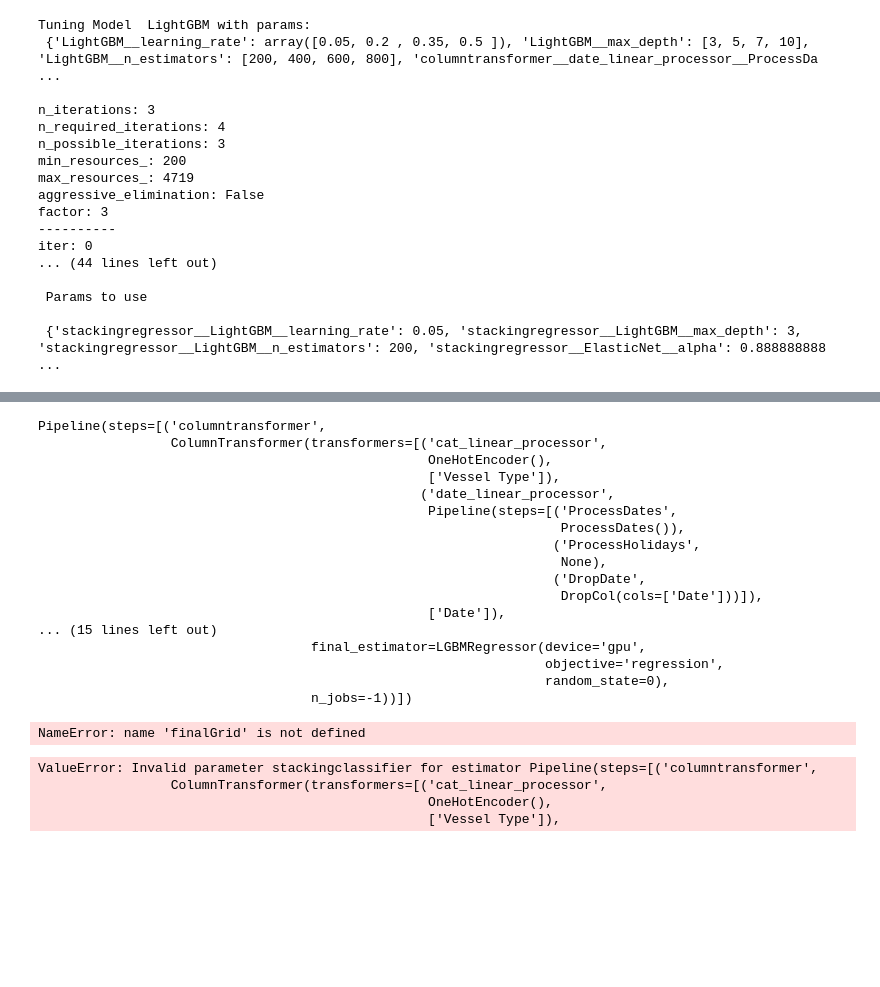
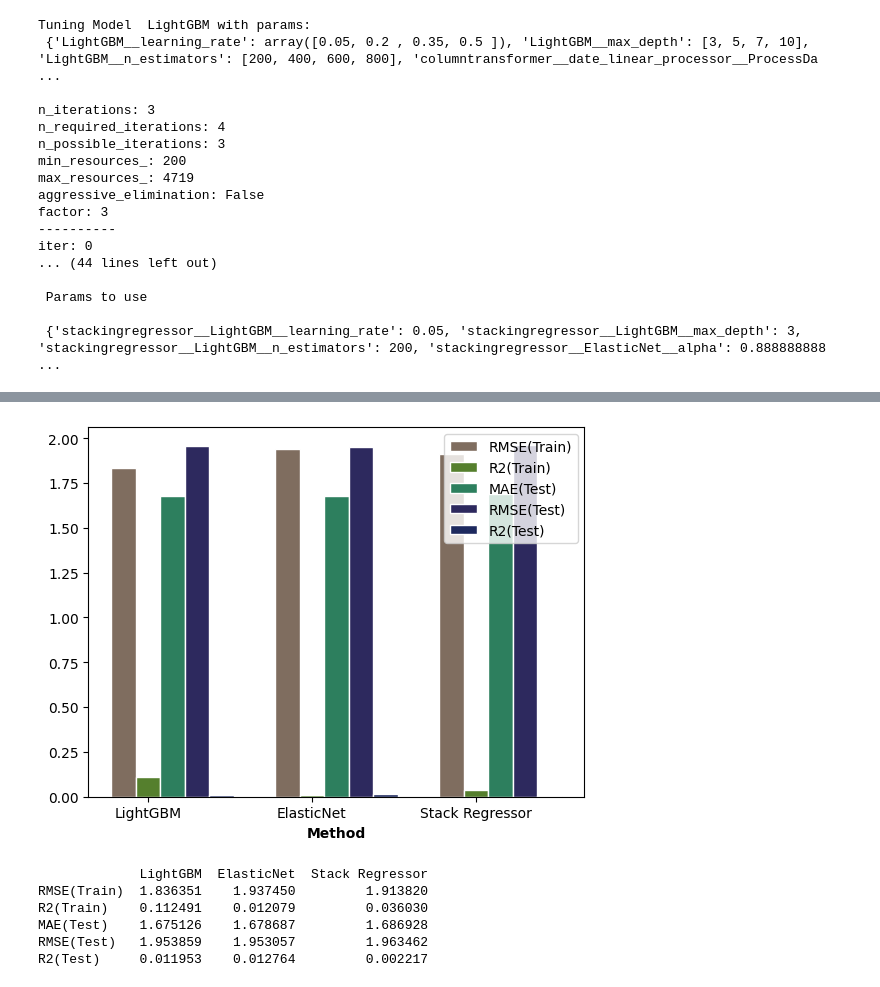
Before and after one commit to rawwinton/BT5126-Project, a Jupyter notebook: classification.ipynb, the cells around one changed output, grey strips where cells are left out. Saved outputs shown, nothing was run; the diff lists cells and outputs as text; code cells hidden in the pictures; blank space fills up the shorter version.

Commit message:
changes and clean up of the final codes for regressor

```diff
--- a/classification.ipynb
+++ b/classification.ipynb
@@ -431,9 +431,9 @@ param_grid = {
     'stackingregressor__LightGBM__n_estimators': [200,400,600,800],
 
     ## final estimator LGBM hyper parameters
-    'final_estimator__learning_rate': np.linspace(0.05, 0.5, num=4),
-    'final_estimator__max_depth': [3,5,7,10],
-    'final_estimator__n_estimators': [200,400,600,800],
+    'stackingregressor__final_estimator__learning_rate': np.linspace(0.05, 0.5, num=4),
+    'stackingregressor__final_estimator__max_depth': [3,5,7,10],
+    'stackingregressor__final_estimator__n_estimators': [200,400,600,800],
 
 }
 StackingRegressorParams = {}
@@ -488,7 +488,7 @@ iter: 0
 
  {'stackingregressor__LightGBM__learning_rate': 0.05, 'stackingregressor__LightGBM__max_depth': 3, 'stackingregressor__LightGBM__n_estimators': 200, 'stackingregressor__ElasticNet__alpha': 0.888888888 ...
 # %%
-# StackingRegressorParams = {'stackingregressor__final_estimator__learning_rate': 0.1}
+# StackingRegressorParams = {'stackingregressor__final_estimator__learning_rate': 0.2, 'stackingregressor__final_estimator__max_depth': 3, 'stackingregressor__final_estimator__n_estimators': 200}
 StackingRegressorParams = {}
 if len(StackingRegressorParams) == 0:
     # prepare data for final tuning
@@ -497,14 +497,14 @@ if len(StackingRegressorParams) == 0:
     finalGrid = {}
     # generate final model params
     for param, grid in param_grid.items():
-        if param.startswith(StackingRegressorParams+finalEstimatorName):
+        if param.startswith(StackingRegressorName+finalEstimatorName):
             finalGrid[param[len(StackingRegressorName+finalEstimatorName):]] = grid
 
     #tune final model
     print('\n\nTuning Model with params:\n',  finalGrid, '\n')
     gs = HalvingGridSearchCV(estimator=final_estimator,param_grid=finalGrid,scoring = CommonFunctions.roc_auc,n_jobs = -1,cv = 5,verbose = -1,min_resources=200)
     gs.fit(finalTrain,y_train)
-    StackingClassifierParams = {}
+    StackingRegressorParams = {}
     for param, grid in gs.best_params_.items():
         StackingRegressorParams[StackingRegressorName+finalEstimatorName+param] = grid
 regressorFinalParam = {**preprocessingParam,**regressorEstimatorsParam, **StackingRegressorParams,}
@@ -514,27 +538,3 @@ TypeError: unsupported operand type(s) for +: 'dict' and 'str'
-# %%
-finalPipe
-# %% [output]
-Pipeline(steps=[('columntransformer',
-                 ColumnTransformer(transformers=[('cat_linear_processor',
-                                                  OneHotEncoder(),
-                                                  ['Vessel Type']),
-                                                 ('date_linear_processor',
-                                                  Pipeline(steps=[('ProcessDates',
-                                                                   ProcessDates()),
-                                                                  ('ProcessHolidays',
-                                                                   None),
-                                                                  ('DropDate',
-                                                                   DropCol(cols=['Date']))]),
-                                                  ['Date']),
-... (15 lines left out)
-                                   final_estimator=LGBMRegressor(device='gpu',
-                                                                 objective='regression',
-                                                                 random_state=0),
-                                   n_jobs=-1))])
-# %%
-finalGrid
-# %% [output]
-NameError: name 'finalGrid' is not defined
 # %%
 
 from sklearn.metrics import mean_absolute_error
@@ -550,7 +550,7 @@ def ScoreArray(trainPredicted,testPredicted):
     r2 = r2_score(y_test, testPredicted)
     return [trainrmse,trainr2,mae,rmse,r2]
 
-finalPipe.set_params(**finalParam)
+finalPipe.set_params(**regressorFinalParam)
 finalPipe.fit(X_train,y_train)
 trainTrans = finalPipe.transform(X_train)
 testTrans = finalPipe.transform(X_test)
@@ -574,34 +574,37 @@ for name,result in resultList:
     bars[2].append(result[2])
     bars[3].append(result[3])
     bars[4].append(result[4])
 
 # Set position of bar on X axis
 r1 = np.arange(len(bars[0]))
 r2 = [x + barWidth for x in r1]
 r3 = [x + barWidth for x in r2]
 r4 = [x + barWidth for x in r3]
 r5 = [x + barWidth for x in r4]
 
 # Make the plot
 finalPlotLabels = ['RMSE(Train)','R2(Train)','MAE(Test)', 'RMSE(Test)', 'R2(Test)']
 colours = ['#7f6d5f','#557f2d','#2d7f5e','#2d295e','#1d295e']
 r = [r1,r2,r3,r4,r5]
 i=0
 for finalPlotLabel in finalPlotLabels:
     plt.bar(r[i], bars[i], color=colours[i], width=barWidth, edgecolor='white', label=finalPlotLabel)
     i+=1
 
 # Add xticks on the middle of the group bars
 plt.xlabel('Method', fontweight='bold')
 plt.xticks([r + barWidth for r in range(len(bars[0]))], names)
 
 # Create legend & Show graphic
 plt.legend()
 plt.show()
 
 print(pd.DataFrame(bars,columns=names,index=finalPlotLabels))
 # %% [output]
+[figure, added]
-ValueError: Invalid parameter stackingclassifier for estimator Pipeline(steps=[('columntransformer',
-                 ColumnTransformer(transformers=[('cat_linear_processor',
-                                                  OneHotEncoder(),
-                                                  ['Vessel Type']),
+             LightGBM  ElasticNet  Stack Regressor
+RMSE(Train)  1.836351    1.937450         1.913820
+R2(Train)    0.112491    0.012079         0.036030
+MAE(Test)    1.675126    1.678687         1.686928
+RMSE(Test)   1.953859    1.953057         1.963462
+R2(Test)     0.011953    0.012764         0.002217
```
Also changed, not shown: parts of 1 cell of this notebook.
